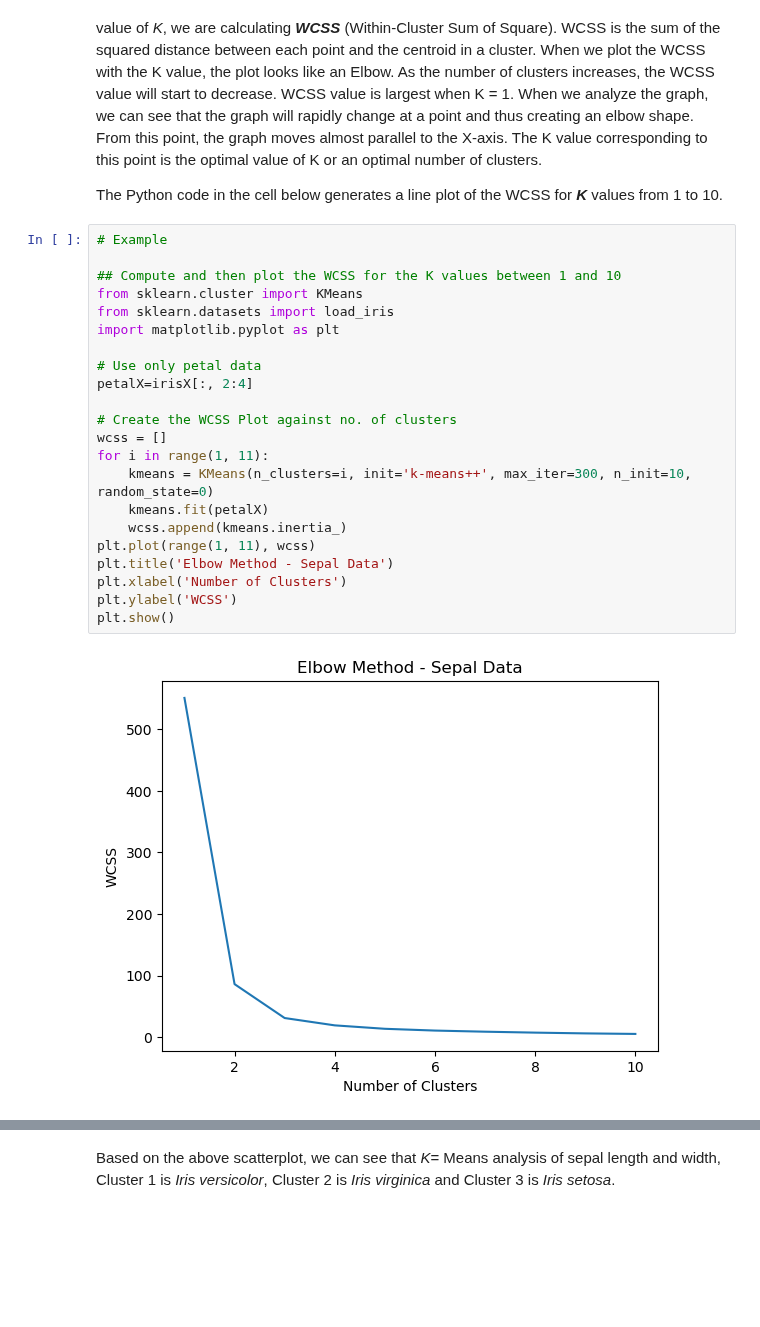
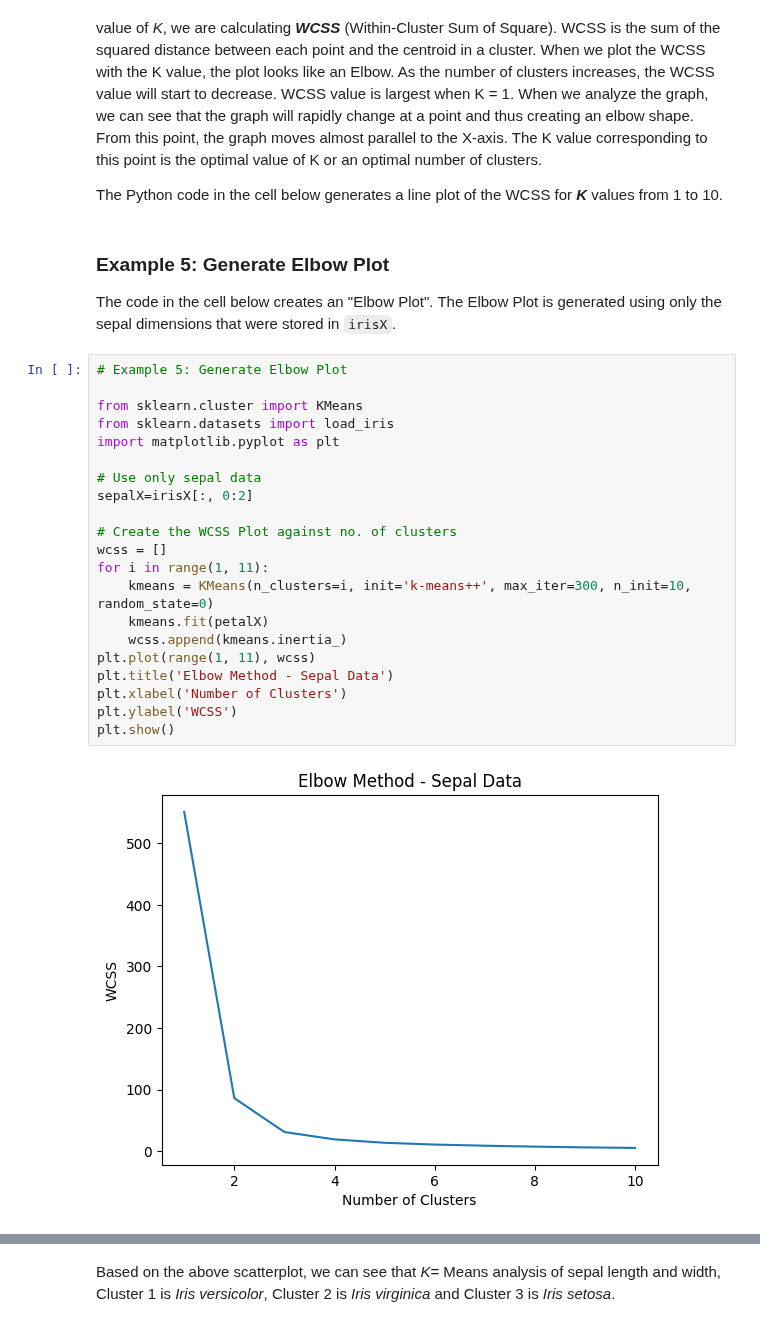
Before and after one commit to DavidSenseman/STA1403, a Jupyter notebook: Assignment_10.ipynb, the cells around one changed output, grey strips where cells are left out. Saved outputs shown, nothing was run; the diff lists cells and outputs as text; blank space fills up the shorter version.

```diff
--- a/Assignment_10.ipynb
+++ b/Assignment_10.ipynb
@@ -174,27 +235,30 @@ One of the challenges using K-Means analysis is deciding on the number of cluste
 In the Elbow Method, we are actually varying the number of clusters (K) from 1 – 10. For each value of *_K_*, we are calculating **_WCSS_** (Within-Cluster Sum of Square). WCSS is the sum of the squared distance between each point and the centroid in a cluster. When we plot the WCSS with the K value, the plot looks like an Elbow. As the number of clusters increases, the WCSS value will start to decrease. WCSS value is largest when K = 1. When we analyze the graph, we can see that the graph will rapidly change at a point and thus creating an elbow shape. From this point, the graph moves almost parallel to the X-axis. The K value corresponding to this point is the optimal value of K or an optimal number of clusters.
 
 The Python code in the cell below generates a line plot of the WCSS for **_K_** values from 1 to 10.
+# %% [markdown]
+### Example 5: Generate Elbow Plot
+
+The code in the cell below creates an "Elbow Plot". The Elbow Plot is generated using only the sepal dimensions that were stored in `irisX`.
 # %%
-# Example
+# Example 5: Generate Elbow Plot
 
-## Compute and then plot the WCSS for the K values between 1 and 10
 from sklearn.cluster import KMeans
 from sklearn.datasets import load_iris
 import matplotlib.pyplot as plt
 
-# Use only petal data
-petalX=irisX[:, 2:4]
+# Use only sepal data
+sepalX=irisX[:, 0:2]
 
 # Create the WCSS Plot against no. of clusters
 wcss = []
 for i in range(1, 11):
     kmeans = KMeans(n_clusters=i, init='k-means++', max_iter=300, n_init=10, random_state=0)
     kmeans.fit(petalX)
     wcss.append(kmeans.inertia_)
 plt.plot(range(1, 11), wcss)
 plt.title('Elbow Method - Sepal Data')
 plt.xlabel('Number of Clusters')
 plt.ylabel('WCSS')
 plt.show()
 # %% [output]
-[figure, old version]
+[figure, new version]
```
Also changed, not shown: parts of 91 cells of this notebook.
